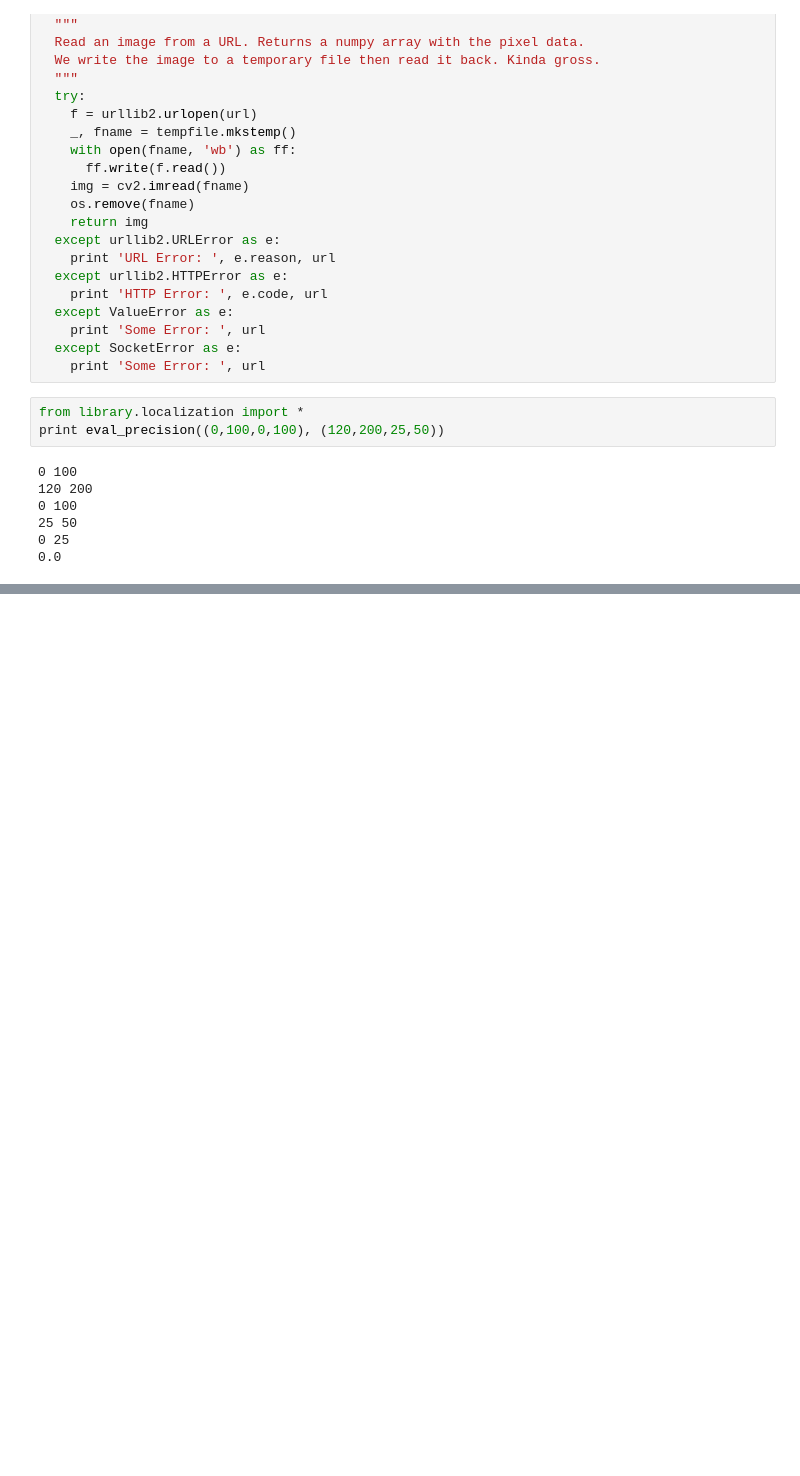
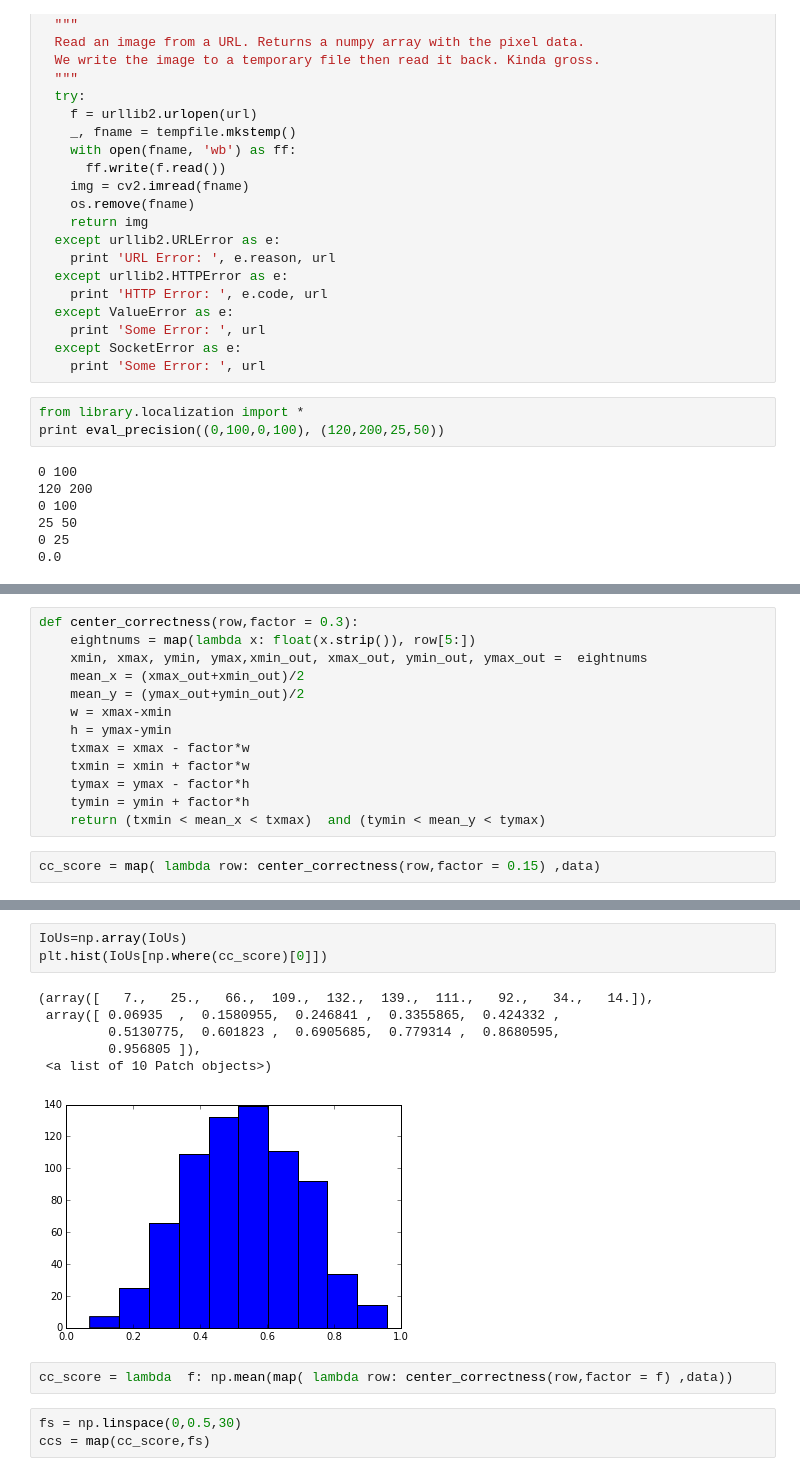
Before and after one commit to sdockal/FastObjectLocalization, a Jupyter notebook: Localization.ipynb, the cells around one changed output, grey strips where cells are left out. Drawn from its saved outputs; the diff is of its cells as text; blank space fills up the shorter version.

```diff
--- a/Localization.ipynb
+++ b/Localization.ipynb
@@ -218,0 +247,15 @@ print eval_precision((0,100,0,100), (120,200,25,50))
+# %%
+def center_correctness(row,factor = 0.3):
+    eightnums = map(lambda x: float(x.strip()), row[5:])
+    xmin, xmax, ymin, ymax,xmin_out, xmax_out, ymin_out, ymax_out =  eightnums
+    mean_x = (xmax_out+xmin_out)/2
+    mean_y = (ymax_out+ymin_out)/2
+    w = xmax-xmin
+    h = ymax-ymin
+    txmax = xmax - factor*w
+    txmin = xmin + factor*w
+    tymax = ymax - factor*h
+    tymin = ymin + factor*h
+    return (txmin < mean_x < txmax)  and (tymin < mean_y < tymax)
+# %%
+cc_score = map( lambda row: center_correctness(row,factor = 0.15) ,data)
@@ -218,0 +266,15 @@ print eval_precision((0,100,0,100), (120,200,25,50))
+# %%
+IoUs=np.array(IoUs)
+plt.hist(IoUs[np.where(cc_score)[0]])
+# %% [output]
+(array([   7.,   25.,   66.,  109.,  132.,  139.,  111.,   92.,   34.,   14.]),
+ array([ 0.06935  ,  0.1580955,  0.246841 ,  0.3355865,  0.424332 ,
+         0.5130775,  0.601823 ,  0.6905685,  0.779314 ,  0.8680595,
+         0.956805 ]),
+ <a list of 10 Patch objects>)
+[figure, added]
+# %%
+cc_score = lambda  f: np.mean(map( lambda row: center_correctness(row,factor = f) ,data))
+# %%
+fs = np.linspace(0,0.5,30)
+ccs = map(cc_score,fs)
```
Also changed, not shown: parts of 10 cells of this notebook, 8 other files.
